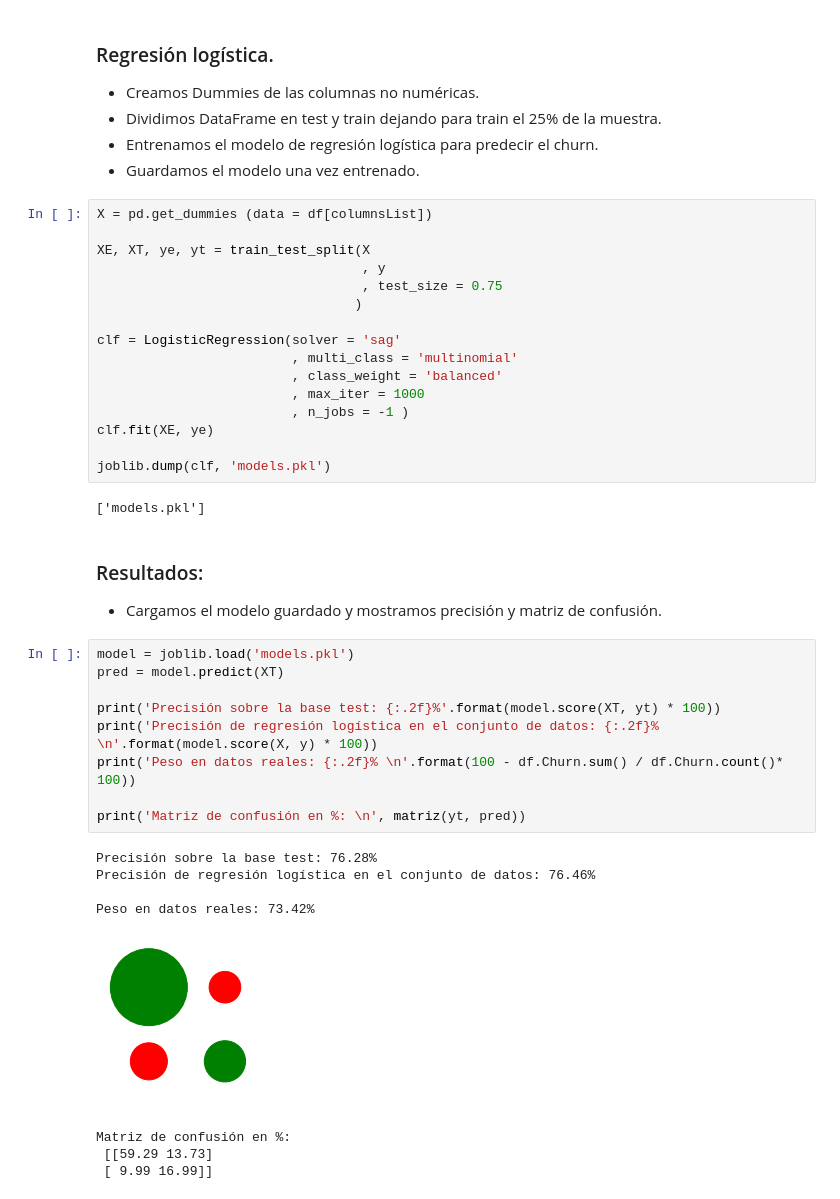
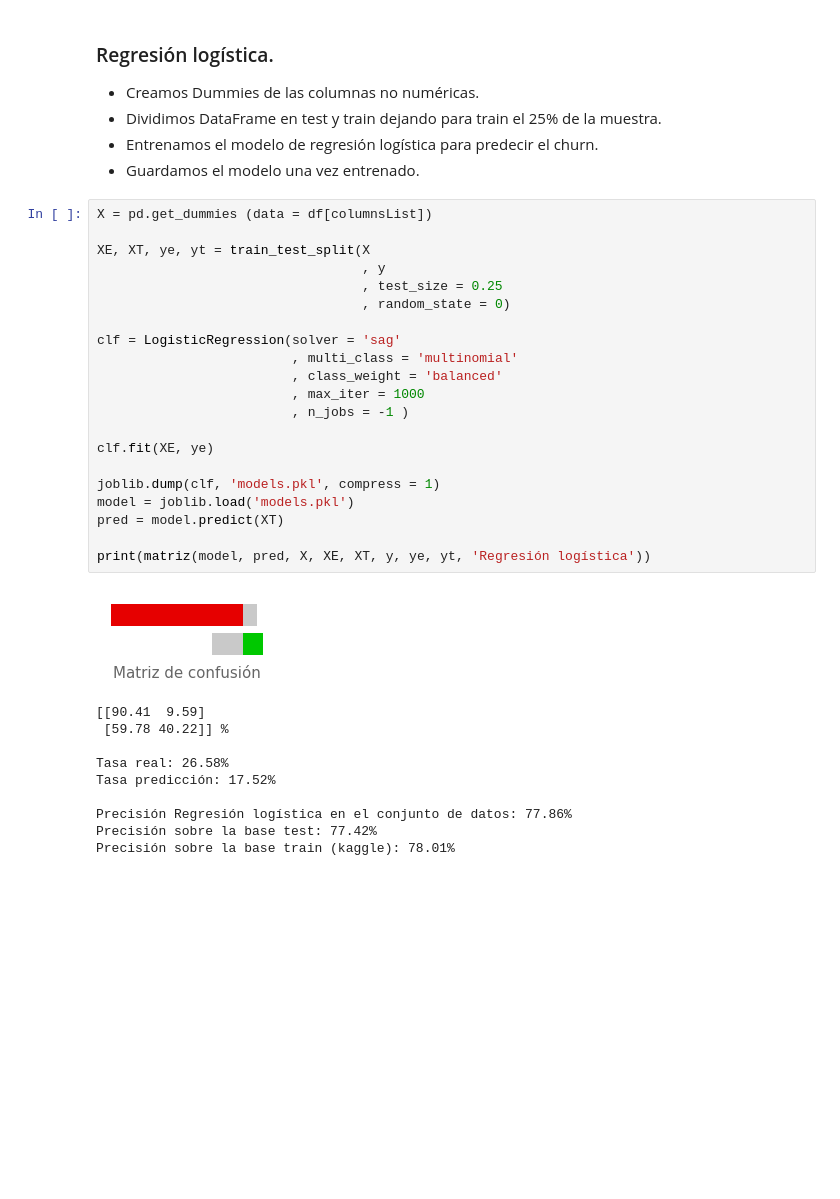
Before and after one commit to JVPA/Chrun, a Jupyter notebook: Churn/LogisticRegression.ipynb, the cells around one changed output. Drawn from its saved outputs; the diff is of its cells as text; blank space fills up the shorter version.

Commit message:
Add files via upload
Hago actualización de la matriz de confusión.

```diff
--- a/Churn/LogisticRegression.ipynb
+++ b/Churn/LogisticRegression.ipynb
@@ -199,39 +215,32 @@ df.groupby(['Tenure_b'])['Churn'].count().reset_index()
 # %%
 X = pd.get_dummies (data = df[columnsList])
 
 XE, XT, ye, yt = train_test_split(X
                                   , y
-                                  , test_size = 0.75
-                                 )
+                                  , test_size = 0.25
+                                  , random_state = 0)
 
 clf = LogisticRegression(solver = 'sag'
                          , multi_class = 'multinomial'
                          , class_weight = 'balanced'
                          , max_iter = 1000
                          , n_jobs = -1 )
+
 clf.fit(XE, ye)
 
-joblib.dump(clf, 'models.pkl')
+joblib.dump(clf, 'models.pkl', compress = 1)
+model = joblib.load('models.pkl')
+pred = model.predict(XT)
+
+print(matriz(model, pred, X, XE, XT, y, ye, yt, 'Regresión logística'))
 # %% [output]
+[figure, added]
-['models.pkl']
+[[90.41  9.59]
+ [59.78 40.22]] %
+
+Tasa real: 26.58%
+Tasa predicción: 17.52%
+
+Precisión Regresión logística en el conjunto de datos: 77.86%
+Precisión sobre la base test: 77.42%
+Precisión sobre la base train (kaggle): 78.01%
-# %% [markdown]
-### Resultados:
-* Cargamos el modelo guardado y mostramos precisión y matriz de confusión.
-# %%
-model = joblib.load('models.pkl')
-pred = model.predict(XT)
-
-print('Precisión sobre la base test: {:.2f}%'.format(model.score(XT, yt) * 100))
-print('Precisión de regresión logística en el conjunto de datos: {:.2f}% \n'.format(model.score(X, y) * 100))
-print('Peso en datos reales: {:.2f}% \n'.format(100 - df.Churn.sum() / df.Churn.count()* 100))
-
-print('Matriz de confusión en %: \n', matriz(yt, pred))
-# %% [output]
-Precisión sobre la base test: 76.28%
-Precisión de regresión logística en el conjunto de datos: 76.46%
-
-Peso en datos reales: 73.42%
-[figure, removed]
-Matriz de confusión en %:
- [[59.29 13.73]
- [ 9.99 16.99]]
```
Also changed, not shown: parts of 4 cells of this notebook, 1 other file.
